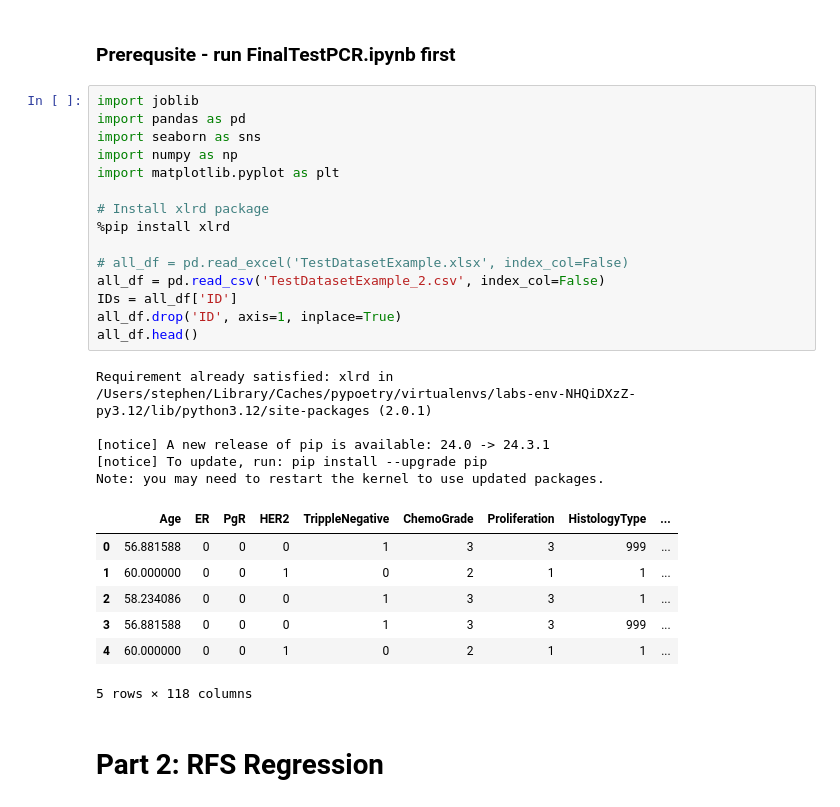
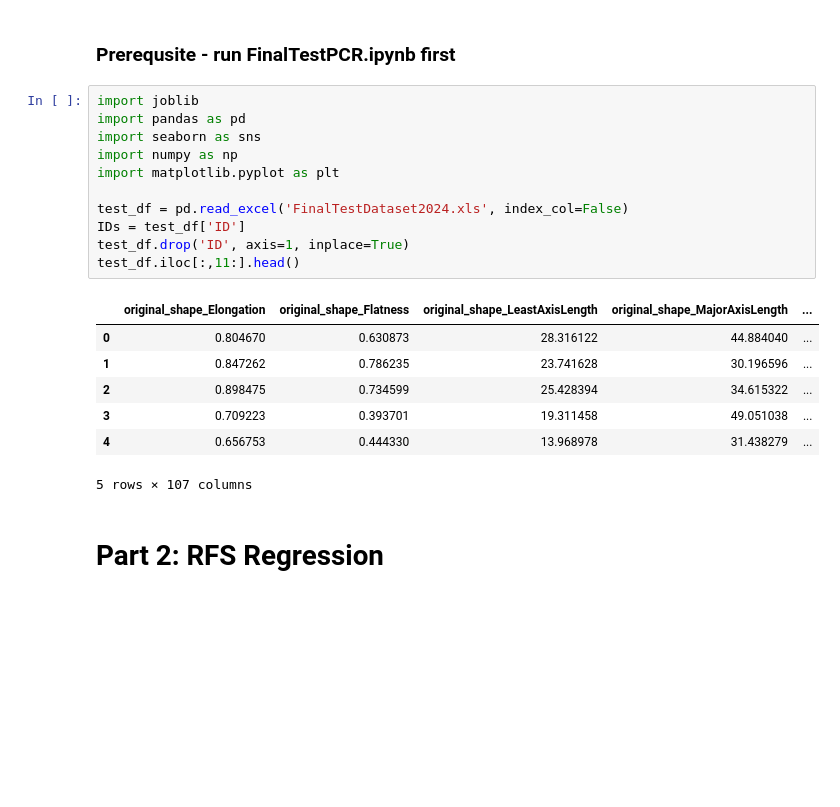
Before and after one commit to tomas-ribeiro-pinto/COMP4139_Machine_Learning, a Jupyter notebook: Assignment 2/FinalTestRFS.ipynb, the cells around one changed output. Saved outputs shown, nothing was run; the diff lists cells and outputs as text; blank space fills up the shorter version.

```diff
--- a/Assignment 2/FinalTestRFS.ipynb
+++ b/Assignment 2/FinalTestRFS.ipynb
@@ -3,31 +3,22 @@
 # %%
 import joblib
 import pandas as pd
 import seaborn as sns
 import numpy as np
 import matplotlib.pyplot as plt
 
-# Install xlrd package
-%pip install xlrd
-
-# all_df = pd.read_excel('TestDatasetExample.xlsx', index_col=False)
-all_df = pd.read_csv('TestDatasetExample_2.csv', index_col=False)
-IDs = all_df['ID']
-all_df.drop('ID', axis=1, inplace=True)
-all_df.head()
+test_df = pd.read_excel('FinalTestDataset2024.xls', index_col=False)
+IDs = test_df['ID']
+test_df.drop('ID', axis=1, inplace=True)
+test_df.iloc[:,11:].head()
 # %% [output]
+|  | original_shape_Elongation | original_shape_Flatness | original_shape_LeastAxisLength | original_shape_MajorAxisLength | ... |
+| 0 | 0.804670 | 0.630873 | 28.316122 | 44.884040 | ... |
+| 1 | 0.847262 | 0.786235 | 23.741628 | 30.196596 | ... |
+| 2 | 0.898475 | 0.734599 | 25.428394 | 34.615322 | ... |
+| 3 | 0.709223 | 0.393701 | 19.311458 | 49.051038 | ... |
+| 4 | 0.656753 | 0.444330 | 13.968978 | 31.438279 | ... |
-Requirement already satisfied: xlrd in /Users/stephen/Library/Caches/pypoetry/virtualenvs/labs-env-NHQiDXzZ-py3.12/lib/python3.12/site-packages (2.0.1)
-
-[notice] A new release of pip is available: 24.0 -> 24.3.1
-[notice] To update, run: pip install --upgrade pip
-Note: you may need to restart the kernel to use updated packages.
+5 rows × 107 columns
-|  | Age | ER | PgR | HER2 | TrippleNegative | ChemoGrade | Proliferation | HistologyType | ... |
-| 0 | 56.881588 | 0 | 0 | 0 | 1 | 3 | 3 | 999 | ... |
-| 1 | 60.000000 | 0 | 0 | 1 | 0 | 2 | 1 | 1 | ... |
-| 2 | 58.234086 | 0 | 0 | 0 | 1 | 3 | 3 | 1 | ... |
-| 3 | 56.881588 | 0 | 0 | 0 | 1 | 3 | 3 | 999 | ... |
-| 4 | 60.000000 | 0 | 0 | 1 | 0 | 2 | 1 | 1 | ... |
-5 rows × 118 columns
 # %% [markdown]
 # Part 2: RFS Regression
 # %% [markdown]
```
Also changed, not shown: parts of 6 cells of this notebook, 6 other files.
